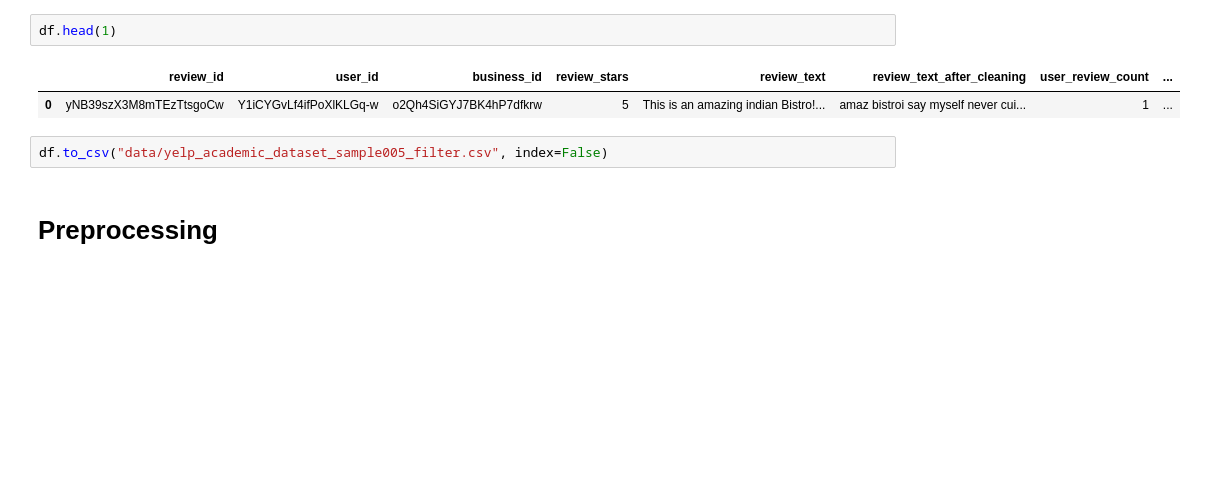
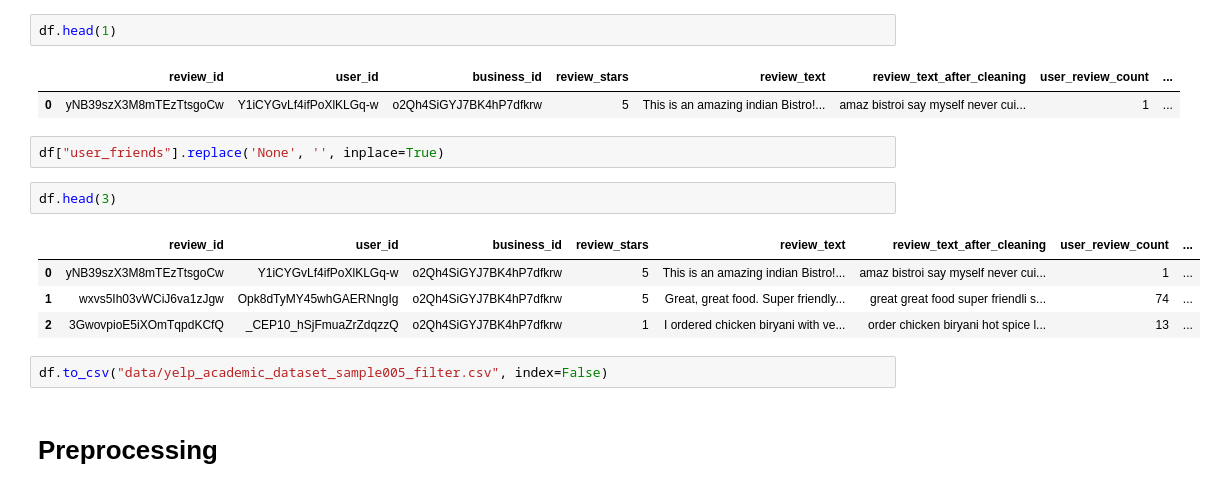
Before and after one commit to FishWith7sMemory/MAST30034-ADS-GroupProj, a Jupyter notebook: Preprocessing.ipynb, the cells around one changed output. Cells and saved outputs as stored; diff of their text form; blank space fills up the shorter version.

Commit message:
replace no user_friends from None to empty

```diff
--- a/Preprocessing.ipynb
+++ b/Preprocessing.ipynb
@@ -204,6 +201,15 @@ df.head(1)
 # %% [output]
 |  | review_id | user_id | business_id | review_stars | review_text | review_text_after_cleaning | user_review_count | ... |
 | 0 | yNB39szX3M8mTEzTtsgoCw | Y1iCYGvLf4ifPoXlKLGq-w | o2Qh4SiGYJ7BK4hP7dfkrw | 5 | This is an amazing indian Bistro!... | amaz bistroi say myself never cui... | 1 | ... |
+# %%
+df["user_friends"].replace('None', '', inplace=True)
+# %%
+df.head(3)
+# %% [output]
+|  | review_id | user_id | business_id | review_stars | review_text | review_text_after_cleaning | user_review_count | ... |
+| 0 | yNB39szX3M8mTEzTtsgoCw | Y1iCYGvLf4ifPoXlKLGq-w | o2Qh4SiGYJ7BK4hP7dfkrw | 5 | This is an amazing indian Bistro!... | amaz bistroi say myself never cui... | 1 | ... |
+| 1 | wxvs5Ih03vWCiJ6va1zJgw | Opk8dTyMY45whGAERNngIg | o2Qh4SiGYJ7BK4hP7dfkrw | 5 | Great, great food. Super friendly... | great great food super friendli s... | 74 | ... |
+| 2 | 3GwovpioE5iXOmTqpdKCfQ | _CEP10_hSjFmuaZrZdqzzQ | o2Qh4SiGYJ7BK4hP7dfkrw | 1 | I ordered chicken biryani with ve... | order chicken biryani hot spice l... | 13 | ... |
 # %%
 df.to_csv("data/yelp_academic_dataset_sample005_filter.csv", index=False)
 # %% [markdown]
```
Also changed, not shown: parts of 2 cells of this notebook, 1 other file.
